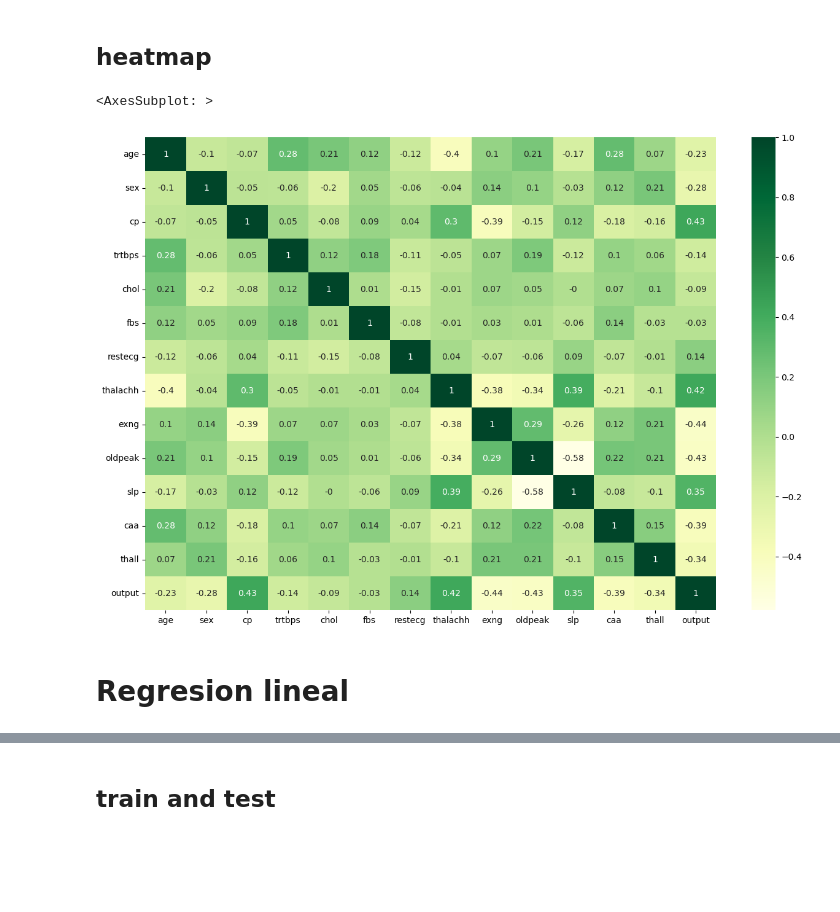
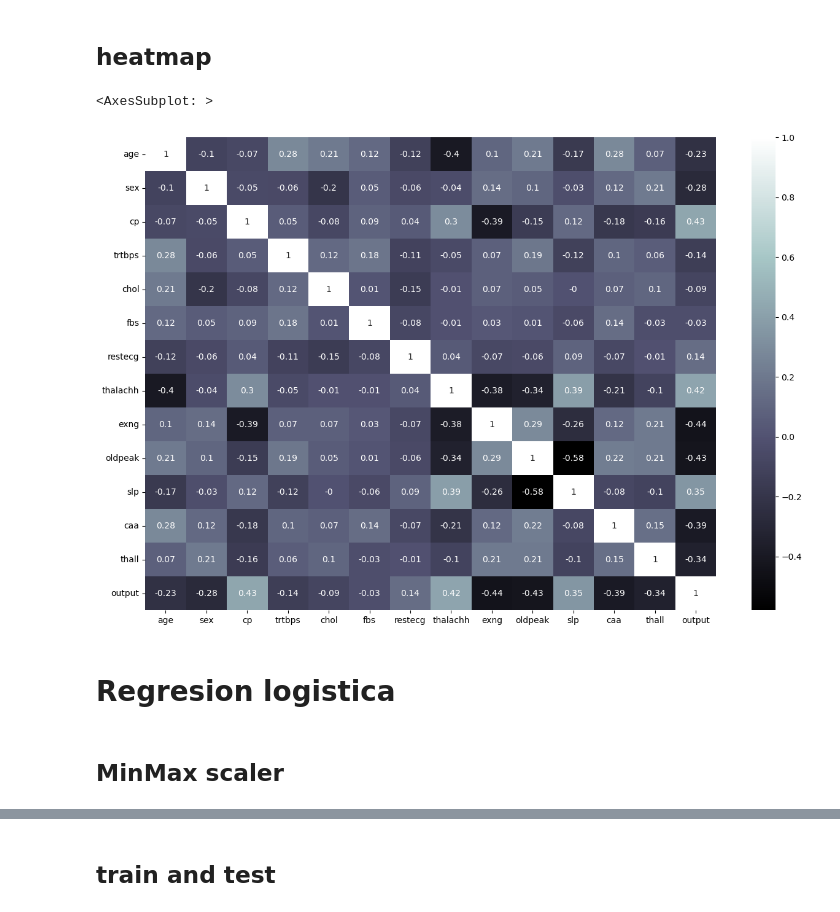
Before and after one commit to giraljv/Heart-attack-data, a Jupyter notebook: hear.ipynb, the cells around one changed output, grey strips where cells are left out. Cells and saved outputs as stored; diff of their text form; code cells hidden in the pictures; blank space fills up the shorter version.

Commit message:
regresion logistica

```diff
--- a/hear.ipynb
+++ b/hear.ipynb
@@ -153,11 +153,11 @@ for i in cols:
 ## heatmap
 # %%
 plt.figure(figsize=(15,10))
-sns.heatmap(df.corr().round(2),cmap="YlGn",annot=True)
+sns.heatmap(df.corr().round(2),cmap="bone",annot=True)
 # %% [output]
 <AxesSubplot: >
-[figure, old version]
+[figure, new version]
 # %% [markdown]
-# Regresion lineal
+# Regresion logistica
 # %%
 from sklearn.preprocessing import MinMaxScaler
@@ -165,3 +165,5 @@ from sklearn.linear_model import LinearRegression
 from sklearn.model_selection import train_test_split
 from sklearn.metrics import confusion_matrix, ConfusionMatrixDisplay
 from sklearn import metrics
+# %% [markdown]
+## MinMax scaler
```
Also changed, not shown: parts of 17 cells of this notebook.
